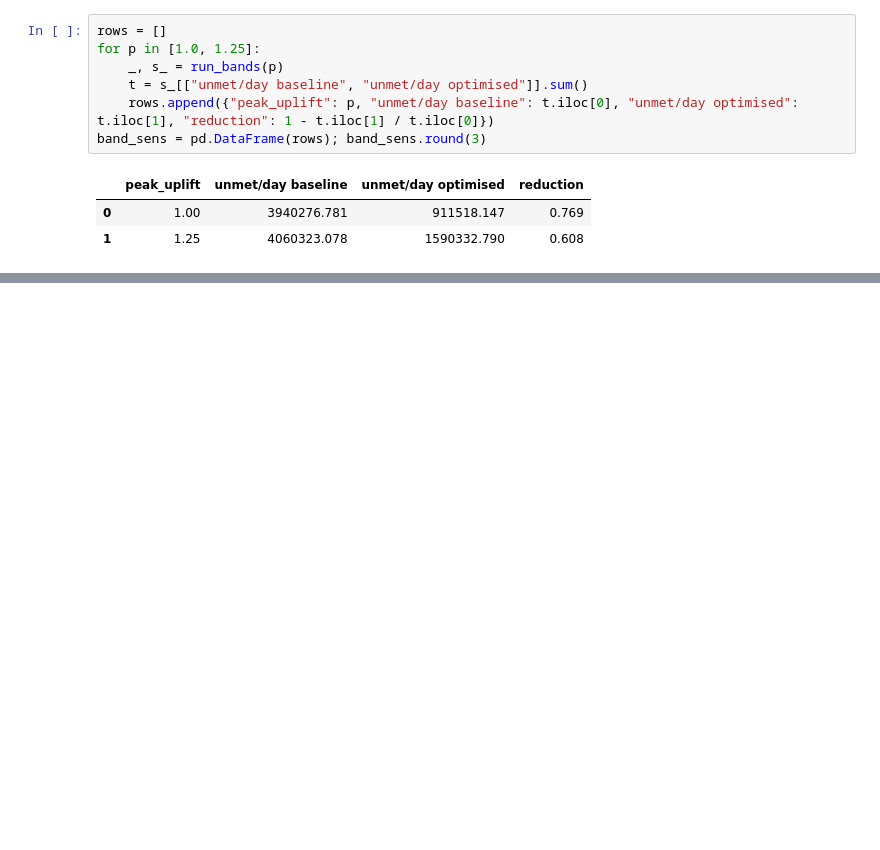
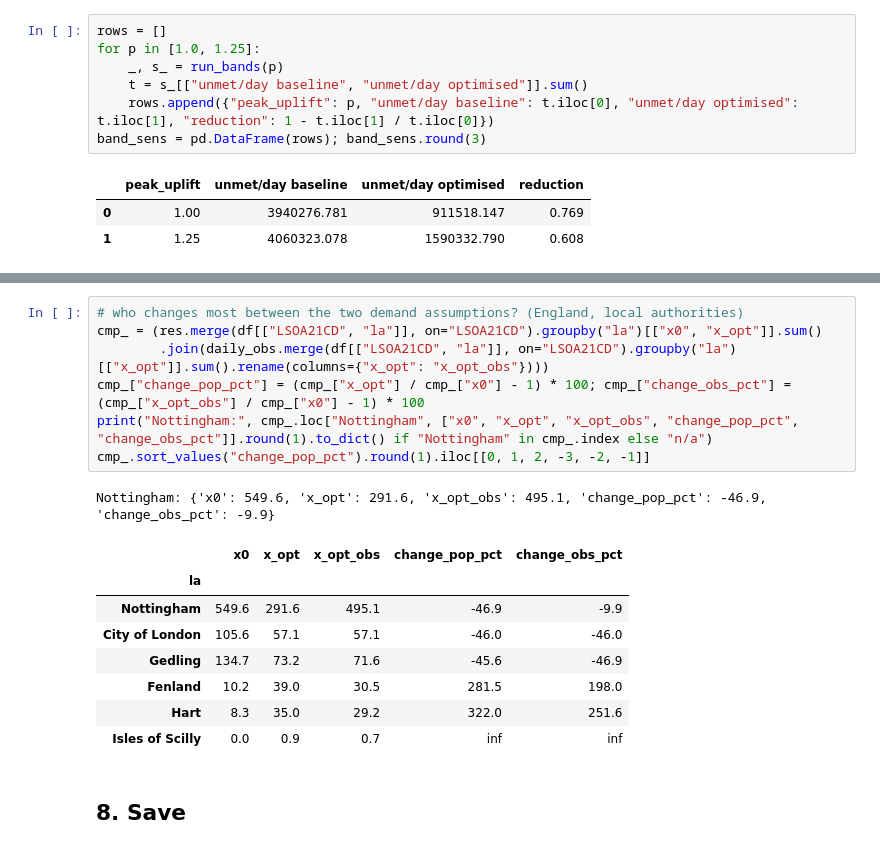
Before and after one commit to firdoushkhilji/bus-demand-gap-analysis-dashboard, a Jupyter notebook: notebooks/03_optimisation.ipynb, the cells around one changed output, grey strips where cells are left out. Drawn from its saved outputs; the diff is of its cells as text; blank space fills up the shorter version.

```diff
--- a/notebooks/03_optimisation.ipynb
+++ b/notebooks/03_optimisation.ipynb
@@ -228,3 +324,22 @@ band_sens = pd.DataFrame(rows); band_sens.round(3)
+# %%
+# who changes most between the two demand assumptions? (England, local authorities)
+cmp_ = (res.merge(df[["LSOA21CD", "la"]], on="LSOA21CD").groupby("la")[["x0", "x_opt"]].sum()
+        .join(daily_obs.merge(df[["LSOA21CD", "la"]], on="LSOA21CD").groupby("la")[["x_opt"]].sum().rename(columns={"x_opt": "x_opt_obs"})))
+cmp_["change_pop_pct"] = (cmp_["x_opt"] / cmp_["x0"] - 1) * 100; cmp_["change_obs_pct"] = (cmp_["x_opt_obs"] / cmp_["x0"] - 1) * 100
+print("Nottingham:", cmp_.loc["Nottingham", ["x0", "x_opt", "x_opt_obs", "change_pop_pct", "change_obs_pct"]].round(1).to_dict() if "Nottingham" in cmp_.index else "n/a")
+cmp_.sort_values("change_pop_pct").round(1).iloc[[0, 1, 2, -3, -2, -1]]
+# %% [output]
+Nottingham: {'x0': 549.6, 'x_opt': 291.6, 'x_opt_obs': 495.1, 'change_pop_pct': -46.9, 'change_obs_pct': -9.9}
+|  | x0 | x_opt | x_opt_obs | change_pop_pct | change_obs_pct |
+| la |  |  |  |  |  |
+| Nottingham | 549.6 | 291.6 | 495.1 | -46.9 | -9.9 |
+| City of London | 105.6 | 57.1 | 57.1 | -46.0 | -46.0 |
+| Gedling | 134.7 | 73.2 | 71.6 | -45.6 | -46.9 |
+| Fenland | 10.2 | 39.0 | 30.5 | 281.5 | 198.0 |
+| Hart | 8.3 | 35.0 | 29.2 | 322.0 | 251.6 |
+| Isles of Scilly | 0.0 | 0.9 | 0.7 | inf | inf |
+# %% [markdown]
+## 8. Save
 # %%
 out = df.drop(columns=[c for c in ["x0", "x_opt", "unmet0", "unmet_opt"] if c in df.columns]).merge(
     daily[["LSOA21CD", "x0", "x_opt", "unmet0", "unmet_opt"]], on="LSOA21CD").merge(bands, on="LSOA21CD")
```
Also changed, not shown: parts of 10 cells of this notebook, 28 other files.
